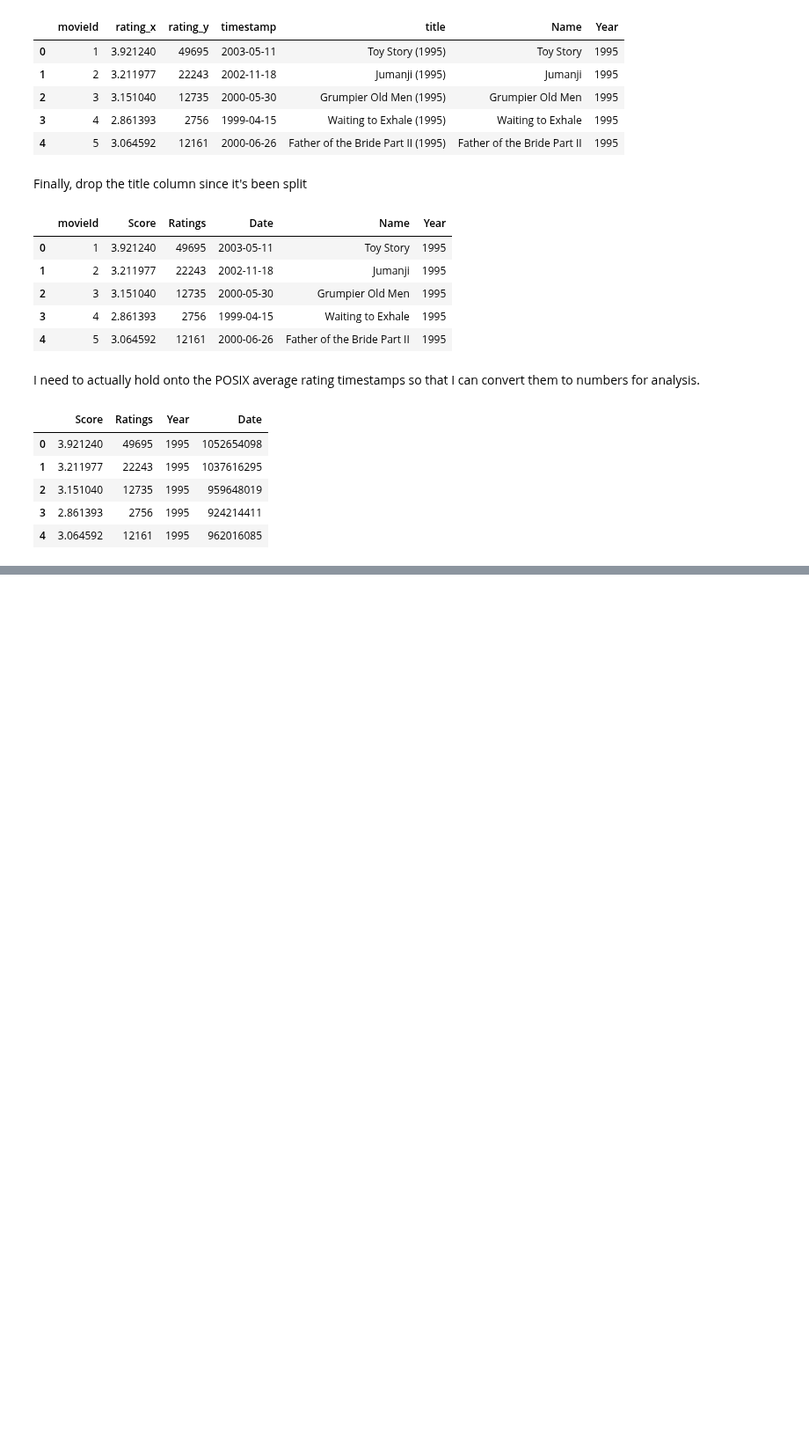
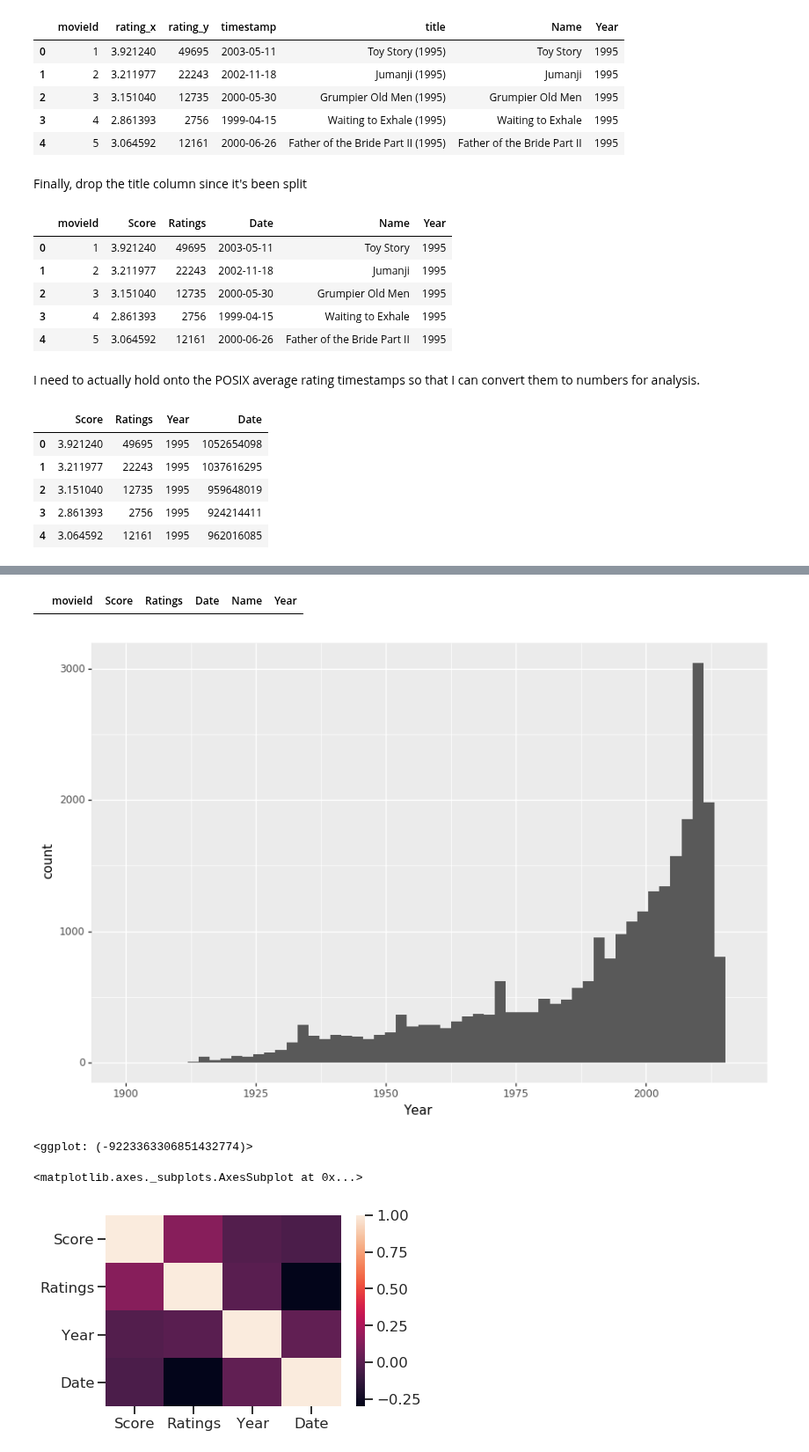
Before and after one commit to csjoshc/csjoshc.github.io, a Jupyter notebook: notes/Python/PythonforDataScience/7_ML_Clust.ipynb, the cells around one changed output, grey strips where cells are left out. Shown at 88% size. Drawn from its saved outputs; the diff is of its cells as text; code cells hidden in the pictures; blank space fills up the shorter version.

```diff
--- a/notes/Python/PythonforDataScience/7_ML_Clust.ipynb
+++ b/notes/Python/PythonforDataScience/7_ML_Clust.ipynb
@@ -158,0 +214,17 @@ What's next?
+# %%
+print("Movie row number 7695, movieId 8198:", movies.iloc[7695, 1])
+print("Movie row number 22287, movieId 107155:", movies.iloc[22287, 1])
+
+# fixing the year = 1000 entry
+merged_1[merged_1['movieId'] == 8198]
+merged_1.iloc[7695, 5] = 1960
+
+merged_1[merged_1['movieId'] == 107155]
+merged_1.iloc[22185, 5] = 1960
+
+merged_1[merged_1['movieId'] == 126999]
+merged_1.iloc[25962, 5] = 2007
+
+# Fixing the year = 9012 entry
+merged_1[merged_1['movieId'] == 92477]
+merged_1.iloc[18533, 5] = 1985
@@ -158,0 +248,6 @@ What's next?
+# %%
+cond_1 = merged_1['Year'] > 2016
+cond_2 = merged_1['Year'] < 1900
+merged_1[cond_1 | cond_2]
+
+len(merged_1[cond_1 | cond_2])
@@ -158,0 +273,15 @@ What's next?
+# %%
+# drop buggy rows
+merged_1 = merged_1[~(cond_1 | cond_2)]
+cond_1 = merged_1['Year'] > 2016
+cond_2 = merged_1['Year'] < 1900
+
+merged_1[cond_1 | cond_2]
+ggplot() + geom_histogram(aes('Year'), data = merged_1)
+sns.heatmap(var_corr)
+# %% [output]
+|  | movieId | Score | Ratings | Date | Name | Year |
+[figure, added]
+<ggplot: (-9223363306851432774)>
+<matplotlib.axes._subplots.AxesSubplot at 0x...>
+[figure, added]
```
Also changed, not shown: parts of 36 cells of this notebook, 19 other files.
